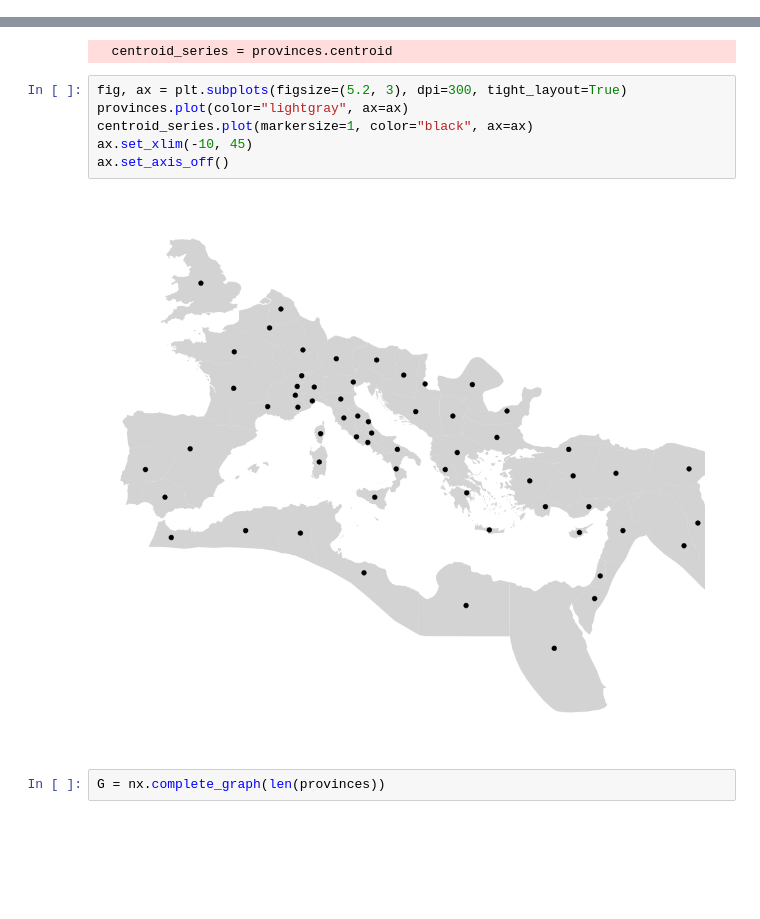
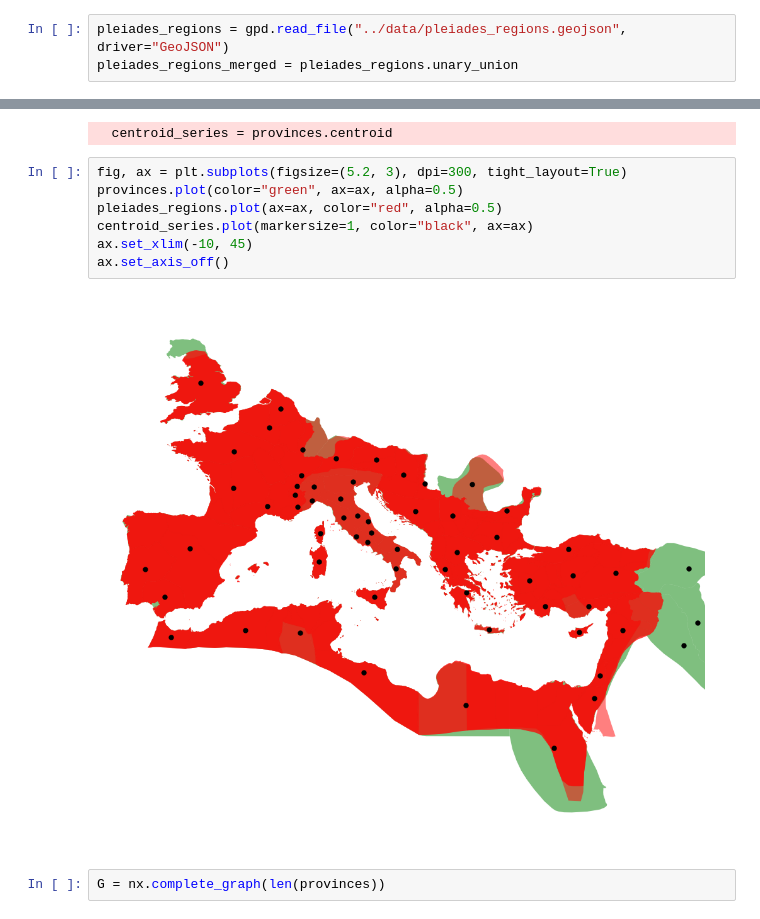
Before and after one commit to sdam-au/EDH_exploration, a Jupyter notebook: scripts/py_PROVINCES-NETWORK.ipynb, the cells around one changed output, grey strips where cells are left out. Saved outputs shown, nothing was run; the diff lists cells and outputs as text; blank space fills up the shorter version.

```diff
--- a/scripts/py_PROVINCES-NETWORK.ipynb
+++ b/scripts/py_PROVINCES-NETWORK.ipynb
@@ -14,6 +14,9 @@ plt.rcParams['font.size'] = 8
 def save_figure(fig, fig_name):
     fig.savefig("../figures/" + fig_name + ".tiff")
     fig.savefig("../figures/" + fig_name + ".png")
+# %%
+pleiades_regions = gpd.read_file("../data/pleiades_regions.geojson", driver="GeoJSON")
+pleiades_regions_merged = pleiades_regions.unary_union
 # %%
 provinces = gpd.read_file("../data/roman_province_boundaries.json")
 provinces = provinces.to_crs("EPSG:4326")
@@ -26,12 +29,13 @@ centroid_series = provinces.centroid
   centroid_series = provinces.centroid
 # %%
 fig, ax = plt.subplots(figsize=(5.2, 3), dpi=300, tight_layout=True)
-provinces.plot(color="lightgray", ax=ax)
+provinces.plot(color="green", ax=ax, alpha=0.5)
+pleiades_regions.plot(ax=ax, color="red", alpha=0.5)
 centroid_series.plot(markersize=1, color="black", ax=ax)
 ax.set_xlim(-10, 45)
 ax.set_axis_off()
 # %% [output]
-[figure, old version]
+[figure, new version]
 # %%
 G = nx.complete_graph(len(provinces))
 # %%
```
Also changed, not shown: 2 other files.
